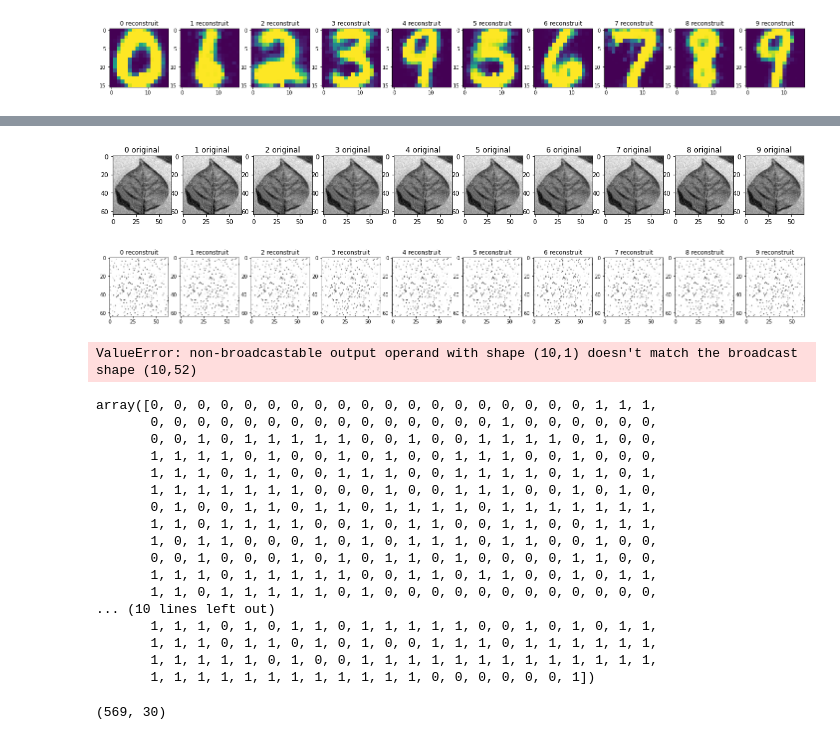
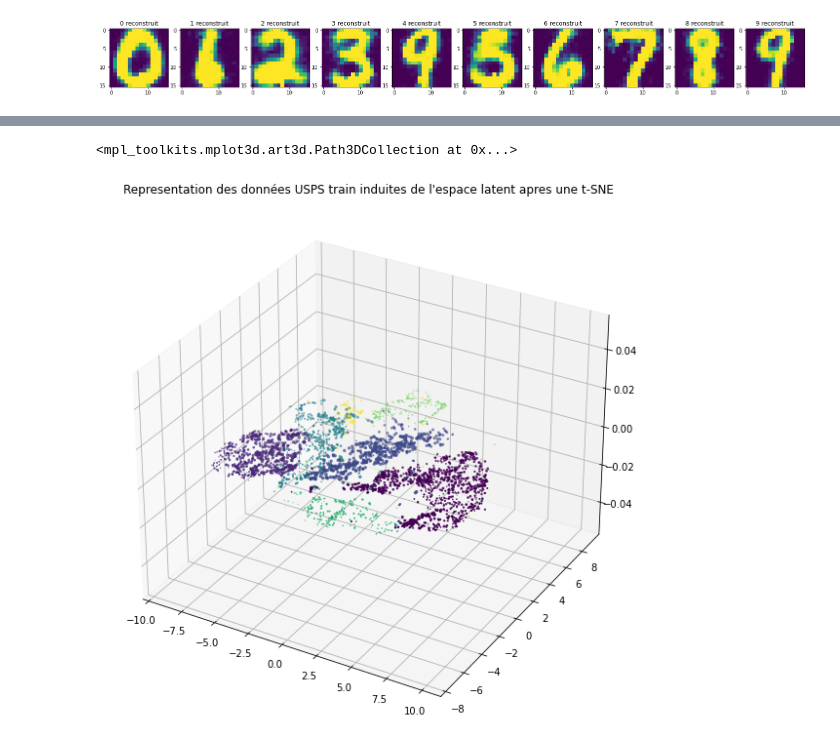
Before and after one commit to AmineYK/Neural-Network, a Jupyter notebook: experimentations-Copy1.ipynb, the cells around one changed output, grey strips where cells are left out. Cells and saved outputs as stored; diff of their text form; code cells hidden in the pictures.

```diff
--- a/experimentations-Copy1.ipynb
+++ b/experimentations-Copy1.ipynb
@@ -834,20 +822,0 @@ images_noised_hat = letters_auto_encodeur.decode(latent_repre)
-# %%
-plt.figure(figsize=(20,15))
-sample = np.random.randint(0,50)
-for i in range(10):
-    plt.subplot(1,10,i+1)
-    plt.title(str(i)+" original")
-    image = images_noised[sample].reshape((64,64))
-    plt.imshow(image)
-plt.show()
-
-plt.figure(figsize=(25,10))
-for i in range(10):
-    plt.subplot(1,10,i+1)
-    plt.title(str(i)+" reconstruit")
-    image = images_noised_hat[sample].reshape((64,64))
-    plt.imshow(image)
-plt.show()
-# %% [output]
-[figure, removed]
-[figure, removed]
@@ -926,28 +823,19 @@ target = np.array(breast['target'])
-# %%
-evaluation([data],target)
-# %% [output]
-ValueError: non-broadcastable output operand with shape (10,1) doesn't match the broadcast shape (10,52)
-# %%
-target
-# %% [output]
-array([0, 0, 0, 0, 0, 0, 0, 0, 0, 0, 0, 0, 0, 0, 0, 0, 0, 0, 0, 1, 1, 1,
-       0, 0, 0, 0, 0, 0, 0, 0, 0, 0, 0, 0, 0, 0, 0, 1, 0, 0, 0, 0, 0, 0,
-       0, 0, 1, 0, 1, 1, 1, 1, 1, 0, 0, 1, 0, 0, 1, 1, 1, 1, 0, 1, 0, 0,
-       1, 1, 1, 1, 0, 1, 0, 0, 1, 0, 1, 0, 0, 1, 1, 1, 0, 0, 1, 0, 0, 0,
-       1, 1, 1, 0, 1, 1, 0, 0, 1, 1, 1, 0, 0, 1, 1, 1, 1, 0, 1, 1, 0, 1,
-       1, 1, 1, 1, 1, 1, 1, 0, 0, 0, 1, 0, 0, 1, 1, 1, 0, 0, 1, 0, 1, 0,
-       0, 1, 0, 0, 1, 1, 0, 1, 1, 0, 1, 1, 1, 1, 0, 1, 1, 1, 1, 1, 1, 1,
-       1, 1, 0, 1, 1, 1, 1, 0, 0, 1, 0, 1, 1, 0, 0, 1, 1, 0, 0, 1, 1, 1,
-       1, 0, 1, 1, 0, 0, 0, 1, 0, 1, 0, 1, 1, 1, 0, 1, 1, 0, 0, 1, 0, 0,
-       0, 0, 1, 0, 0, 0, 1, 0, 1, 0, 1, 1, 0, 1, 0, 0, 0, 0, 1, 1, 0, 0,
-       1, 1, 1, 0, 1, 1, 1, 1, 1, 0, 0, 1, 1, 0, 1, 1, 0, 0, 1, 0, 1, 1,
-       1, 1, 0, 1, 1, 1, 1, 1, 0, 1, 0, 0, 0, 0, 0, 0, 0, 0, 0, 0, 0, 0,
-... (10 lines left out)
-       1, 1, 1, 0, 1, 0, 1, 1, 0, 1, 1, 1, 1, 1, 0, 0, 1, 0, 1, 0, 1, 1,
-       1, 1, 1, 0, 1, 1, 0, 1, 0, 1, 0, 0, 1, 1, 1, 0, 1, 1, 1, 1, 1, 1,
-       1, 1, 1, 1, 1, 0, 1, 0, 0, 1, 1, 1, 1, 1, 1, 1, 1, 1, 1, 1, 1, 1,
-       1, 1, 1, 1, 1, 1, 1, 1, 1, 1, 1, 1, 0, 0, 0, 0, 0, 0, 1])
-# %%
-data.shape
-# %% [output]
-(569, 30)
+# %%
+import pickle as pkl
+data = pkl.load(open("data/usps.pkl",'rb'))
+
+X_train = data["X_train"]
+Y_train = data["Y_train"]
+X_test = data["X_test"]
+Y_test = data["Y_test"]
+# %%
+tsne = TSNE(n_components=3, init='pca',n_iter=300, verbose=0)
+repre_2D = tsne.fit_transform(X_train)
+# %%
+fig = plt.figure(figsize=(15,10))
+fig.add_subplot(projection='3d')
+plt.title("Representation des données USPS train induites de l'espace latent apres une t-SNE")
+plt.scatter(repre_2D[:,0],repre_2D[:,1],repre_2D[:,2],c=Y_train)
+# %% [output]
+<mpl_toolkits.mplot3d.art3d.Path3DCollection at 0x...>
+[figure, added]
```
Also changed, not shown: parts of 7 cells of this notebook, 2 other files.
